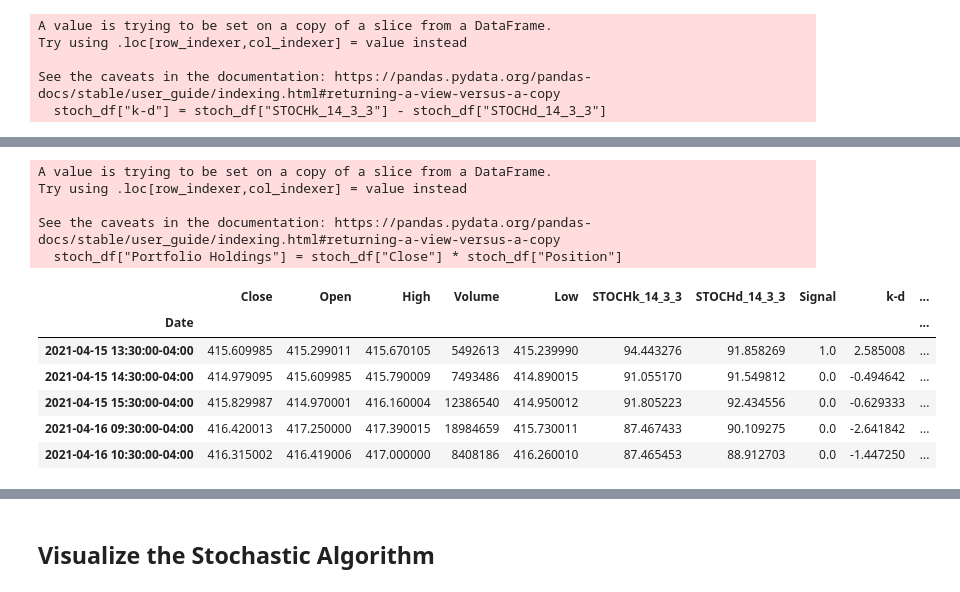
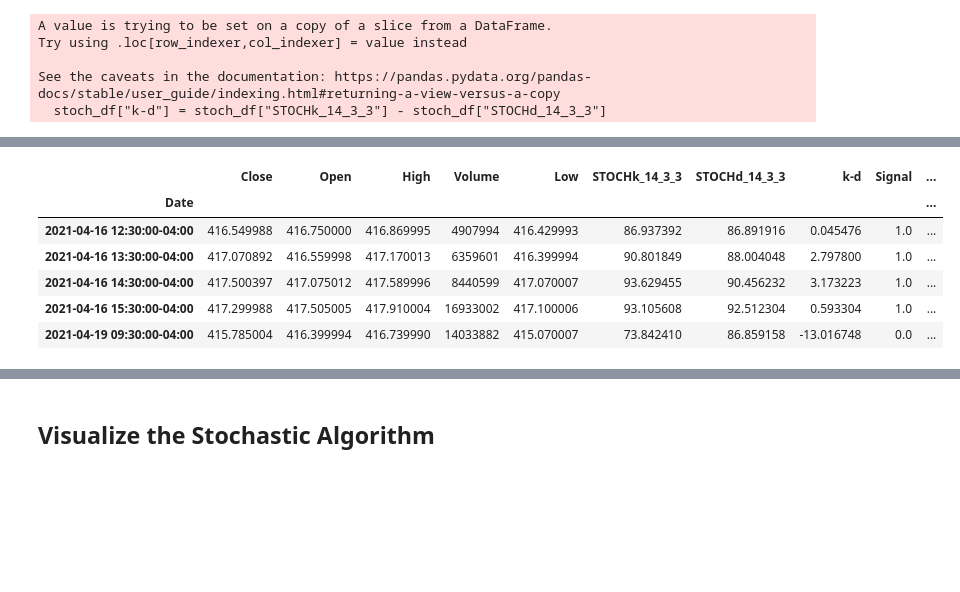
Before and after one commit to Kgross2/Group2_Project2, a Jupyter notebook: algorithms/stoch_algorithm.ipynb, the cells around one changed output, grey strips where cells are left out. Drawn from its saved outputs; the diff is of its cells as text; code cells hidden in the pictures; blank space fills up the shorter version.

```diff
--- a/algorithms/stoch_algorithm.ipynb
+++ b/algorithms/stoch_algorithm.ipynb
@@ -182,23 +179,20 @@ stoch_df = stoch_df.dropna()
 # %%
 #create a Portfolio Holdings column by multiplying the Close price by the Position
 
 stoch_df["Portfolio Holdings"] = stoch_df["Close"] * stoch_df["Position"]
 
+stoch_df = stoch_df.iloc[6: , :]
+
 #review the dataframe
 stoch_df.head()
 # %% [output]
-A value is trying to be set on a copy of a slice from a DataFrame.
-Try using .loc[row_indexer,col_indexer] = value instead
-
-See the caveats in the documentation: https://pandas.pydata.org/pandas-docs/stable/user_guide/indexing.html#returning-a-view-versus-a-copy
-  stoch_df["Portfolio Holdings"] = stoch_df["Close"] * stoch_df["Position"]
-|  | Close | Open | High | Volume | Low | STOCHk_14_3_3 | STOCHd_14_3_3 | Signal | k-d | ... |
+|  | Close | Open | High | Volume | Low | STOCHk_14_3_3 | STOCHd_14_3_3 | k-d | Signal | ... |
 | Date |  |  |  |  |  |  |  |  |  | ... |
-| 2021-04-15 13:30:00-04:00 | 415.609985 | 415.299011 | 415.670105 | 5492613 | 415.239990 | 94.443276 | 91.858269 | 1.0 | 2.585008 | ... |
-| 2021-04-15 14:30:00-04:00 | 414.979095 | 415.609985 | 415.790009 | 7493486 | 414.890015 | 91.055170 | 91.549812 | 0.0 | -0.494642 | ... |
-| 2021-04-15 15:30:00-04:00 | 415.829987 | 414.970001 | 416.160004 | 12386540 | 414.950012 | 91.805223 | 92.434556 | 0.0 | -0.629333 | ... |
-| 2021-04-16 09:30:00-04:00 | 416.420013 | 417.250000 | 417.390015 | 18984659 | 415.730011 | 87.467433 | 90.109275 | 0.0 | -2.641842 | ... |
-| 2021-04-16 10:30:00-04:00 | 416.315002 | 416.419006 | 417.000000 | 8408186 | 416.260010 | 87.465453 | 88.912703 | 0.0 | -1.447250 | ... |
+| 2021-04-16 12:30:00-04:00 | 416.549988 | 416.750000 | 416.869995 | 4907994 | 416.429993 | 86.937392 | 86.891916 | 0.045476 | 1.0 | ... |
+| 2021-04-16 13:30:00-04:00 | 417.070892 | 416.559998 | 417.170013 | 6359601 | 416.399994 | 90.801849 | 88.004048 | 2.797800 | 1.0 | ... |
+| 2021-04-16 14:30:00-04:00 | 417.500397 | 417.075012 | 417.589996 | 8440599 | 417.070007 | 93.629455 | 90.456232 | 3.173223 | 1.0 | ... |
+| 2021-04-16 15:30:00-04:00 | 417.299988 | 417.505005 | 417.910004 | 16933002 | 417.100006 | 93.105608 | 92.512304 | 0.593304 | 1.0 | ... |
+| 2021-04-19 09:30:00-04:00 | 415.785004 | 416.399994 | 416.739990 | 14033882 | 415.070007 | 73.842410 | 86.859158 | -13.016748 | 0.0 | ... |
 # %%
 #To calculate Portfolio Cash, subtrace the cumulative sum of the trade cost/proceeds from the initial_capital
 #The trade cost proceeds are calculated by multiplying the Close price by the Entry/Exit Position
```
Also changed, not shown: parts of 19 cells of this notebook, 10 other files.
